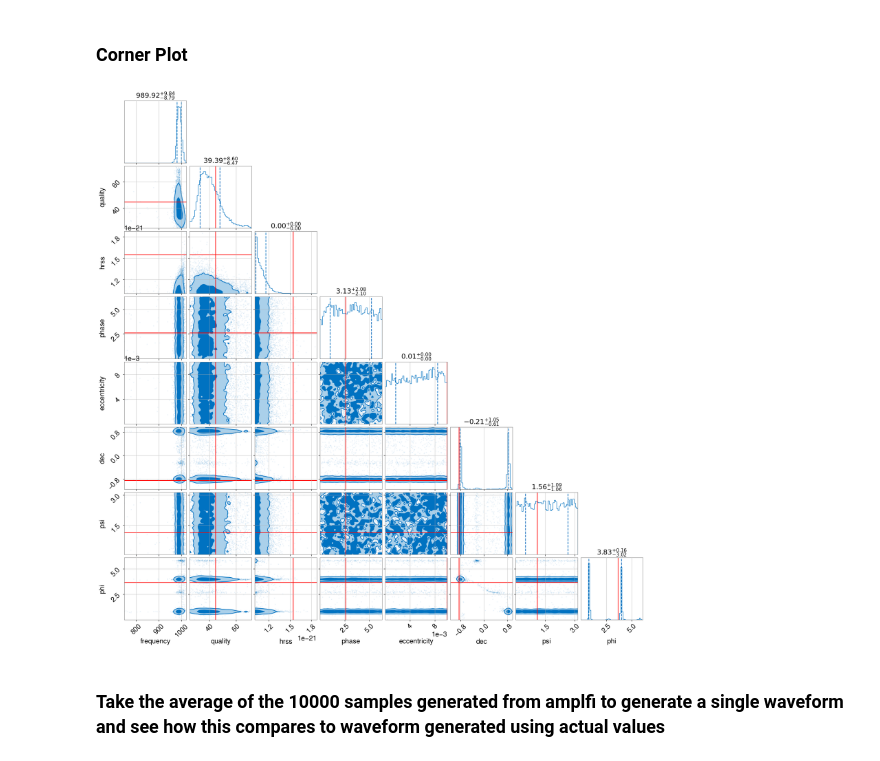
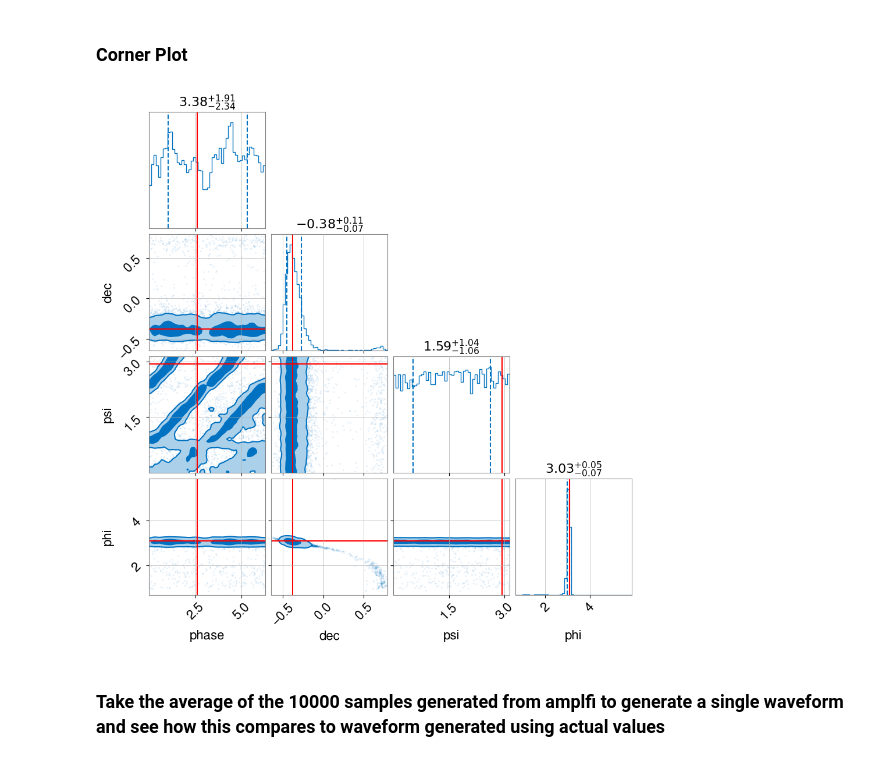
Before and after one commit to JackRedds/amplfi, a Jupyter notebook: notebooks/sg_packet.ipynb, the cells around one changed output. Cells and saved outputs as stored; diff of their text form; code cells hidden in the pictures.

```diff
--- a/notebooks/sg_packet.ipynb
+++ b/notebooks/sg_packet.ipynb
@@ -22,6 +21,6 @@ print(amplfi.__file__)  # Should now point to your local repo
 # %% [output]
 /home/jack.redepenning/amplfi_dir/amplfi/amplfi/__init__.py
 # %%
-ckpt_path = "/home/jack.redepenning/amplfi_dir/amplfi-outdir/runs/finished_model/sg/best.ckpt"
-config_path = "/home/jack.redepenning/amplfi_dir/amplfi/runs/sg/sg.yaml"
+ckpt_path = "/home/jack.redepenning/amplfi_dir/amplfi-outdir/runs/finished_model/sg_sky_loc/best.ckpt"
+config_path = "/home/jack.redepenning/amplfi_dir/amplfi/runs/sg_sky_loc/sg.yaml"
 param_path = "/home/jack.redepenning/amplfi_dir/amplfi-outdir/runs/finished_model/sg/parameters.hdf5"
@@ -137,17 +117,17 @@ num_packet = 1
 param_dict = {
     "frequency": Uniform(32, 1024, False),
     "quality": Uniform(25, 75, False),
-    "hrss": LogUniform(1e-21, 2e-21, False),
+    "hrss": Uniform(1e-21, 2e-21, False),
     "phase": Uniform(0, 2 * np.pi, False),
-    "eccentricity": Constant(0.01),
+    "eccentricity": Uniform(0, 0.01),
 }
-#param_dict = {
-#    "frequency": Uniform(32, 1024, False),
+# param_dict = {
+#    "frequency": Constant(512.0),
 #    "quality": Uniform(25, 75, False),
 #    "hrss": LogUniform(1e-21, 2e-21, False),
-#    "phase": Constant(np.pi),
-#    "eccentricity": Constant(0.01),
-#}
+#    "phase": Uniform(0, 2 * np.pi, False),
+#    "eccentricity": Uniform(0, 0.01),
+# }
 # And then sample from each of those distributions
 params = {
     k: v.sample((num_waveforms,)).cpu() for k, v in param_dict.items()
@@ -210,11 +190,12 @@ torch.Size([1])
 ### Corner Plot
 # %%
 import corner
-param_vals = np.array([v.item() for k, v in params_packet.items()])
+param_vals = np.array([v.item() for k, v in params_packet.items()
+                       if k == 'phase' or k == 'dec' or k == 'psi' or k == 'phi'])
 fig = result.plot_corner(save=False, levels=(0.5, 0.9));
 corner.overplot_lines(fig, param_vals, color='r')
 # %% [output]
-[figure, old version]
+[figure, new version]
 # %% [markdown]
 ### Take the average of the 10000 samples generated from amplfi to generate a single waveform and see how this compares to waveform generated using actual values
 # %%
```
Also changed, not shown: parts of 11 cells of this notebook, 7 other files.
